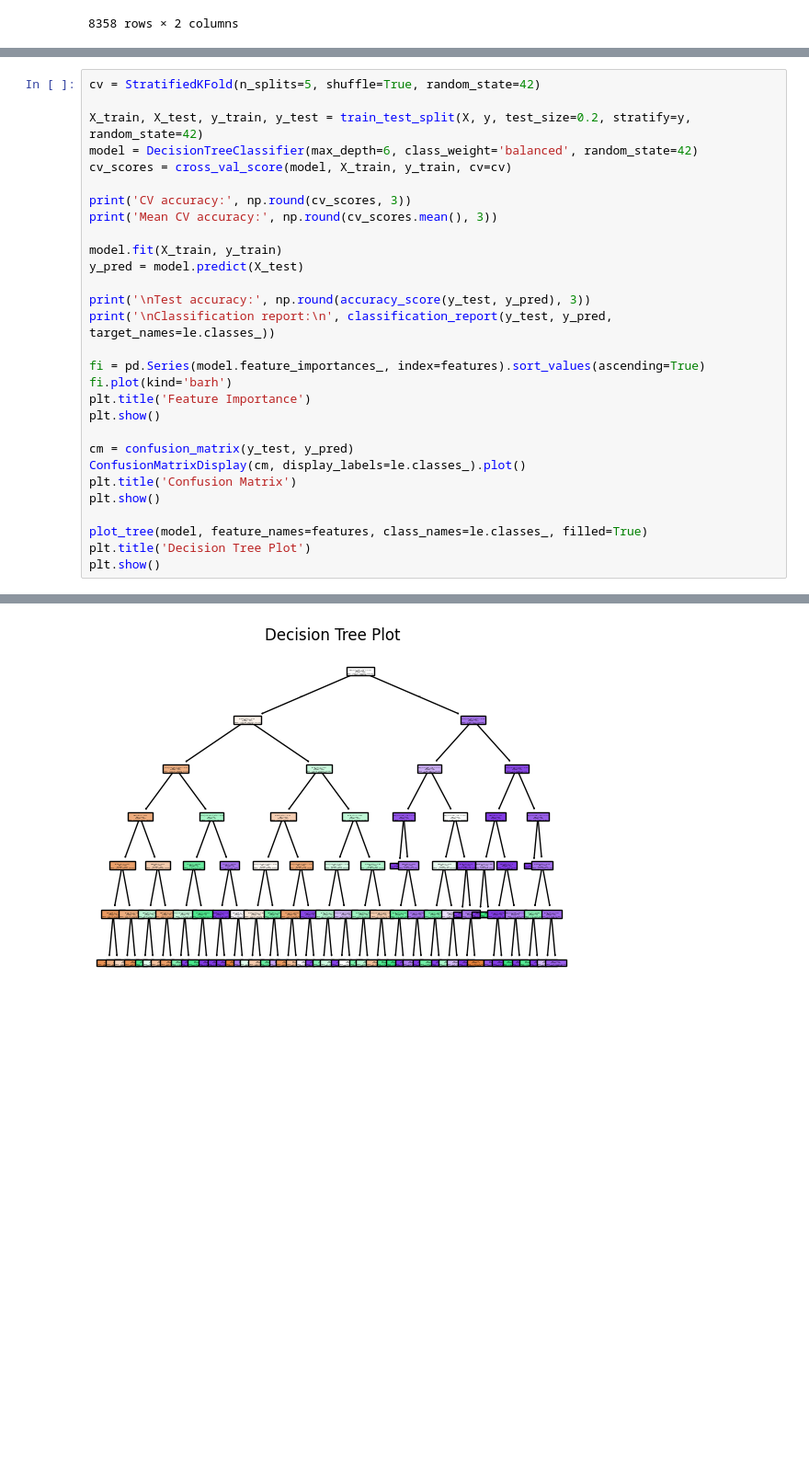
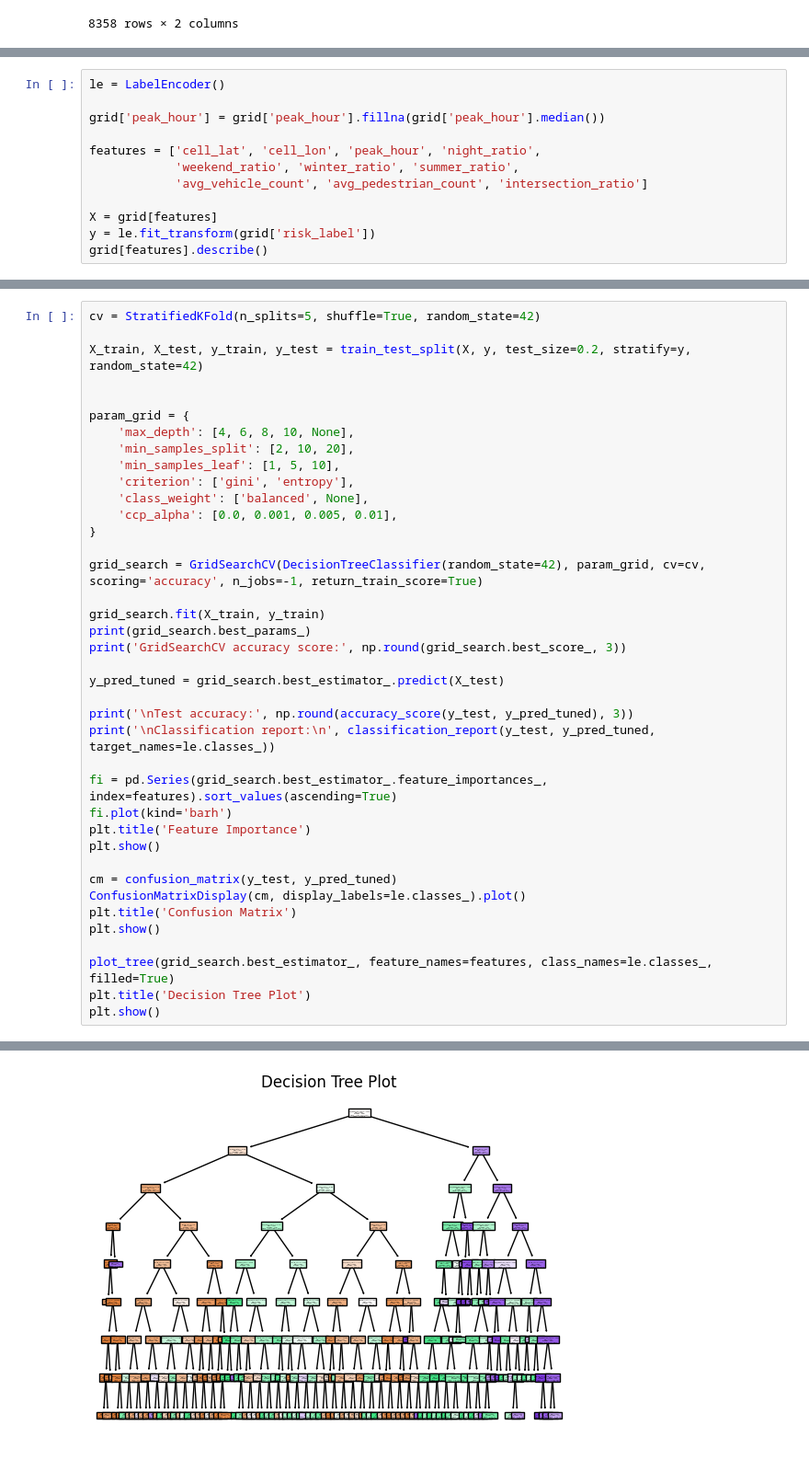
Before and after one commit to trenton-pham/Seattle-Collision-Analysis, a Jupyter notebook: model.ipynb, the cells around one changed output, grey strips where cells are left out. Shown at 92% size. Drawn from its saved outputs; the diff is of its cells as text; blank space fills up the shorter version.

```diff
--- a/model.ipynb
+++ b/model.ipynb
@@ -104,0 +77,12 @@ grid_ctx[features].describe()
+# %%
+le = LabelEncoder()
+
+grid['peak_hour'] = grid['peak_hour'].fillna(grid['peak_hour'].median())
+
+features = ['cell_lat', 'cell_lon', 'peak_hour', 'night_ratio',
+            'weekend_ratio', 'winter_ratio', 'summer_ratio',
+            'avg_vehicle_count', 'avg_pedestrian_count', 'intersection_ratio']
+
+X = grid[features]
+y = le.fit_transform(grid['risk_label'])
+grid[features].describe()
@@ -106,29 +100,39 @@ grid_ctx[features].describe()
 cv = StratifiedKFold(n_splits=5, shuffle=True, random_state=42)
 
 X_train, X_test, y_train, y_test = train_test_split(X, y, test_size=0.2, stratify=y, random_state=42)
-model = DecisionTreeClassifier(max_depth=6, class_weight='balanced', random_state=42)
-cv_scores = cross_val_score(model, X_train, y_train, cv=cv)
 
-print('CV accuracy:', np.round(cv_scores, 3))
-print('Mean CV accuracy:', np.round(cv_scores.mean(), 3))
 
-model.fit(X_train, y_train)
-y_pred = model.predict(X_test)
+param_grid = {
+    'max_depth': [4, 6, 8, 10, None],
+    'min_samples_split': [2, 10, 20],
+    'min_samples_leaf': [1, 5, 10],
+    'criterion': ['gini', 'entropy'],
+    'class_weight': ['balanced', None],
+    'ccp_alpha': [0.0, 0.001, 0.005, 0.01],
+}
 
-print('\nTest accuracy:', np.round(accuracy_score(y_test, y_pred), 3))
-print('\nClassification report:\n', classification_report(y_test, y_pred, target_names=le.classes_))
+grid_search = GridSearchCV(DecisionTreeClassifier(random_state=42), param_grid, cv=cv, scoring='accuracy', n_jobs=-1, return_train_score=True)
 
-fi = pd.Series(model.feature_importances_, index=features).sort_values(ascending=True)
+grid_search.fit(X_train, y_train)
+print(grid_search.best_params_)
+print('GridSearchCV accuracy score:', np.round(grid_search.best_score_, 3))
+
+y_pred_tuned = grid_search.best_estimator_.predict(X_test)
+
+print('\nTest accuracy:', np.round(accuracy_score(y_test, y_pred_tuned), 3))
+print('\nClassification report:\n', classification_report(y_test, y_pred_tuned, target_names=le.classes_))
+
+fi = pd.Series(grid_search.best_estimator_.feature_importances_, index=features).sort_values(ascending=True)
 fi.plot(kind='barh')
 plt.title('Feature Importance')
 plt.show()
 
-cm = confusion_matrix(y_test, y_pred)
+cm = confusion_matrix(y_test, y_pred_tuned)
 ConfusionMatrixDisplay(cm, display_labels=le.classes_).plot()
 plt.title('Confusion Matrix')
 plt.show()
 
-plot_tree(model, feature_names=features, class_names=le.classes_, filled=True)
+plot_tree(grid_search.best_estimator_, feature_names=features, class_names=le.classes_, filled=True)
 plt.title('Decision Tree Plot')
 plt.show()
 # %% [output]
@@ -152 +156 @@ Classification report:
-[figure, old version]
+[figure, new version]
```
Also changed, not shown: parts of 10 cells of this notebook, 1 other file.
